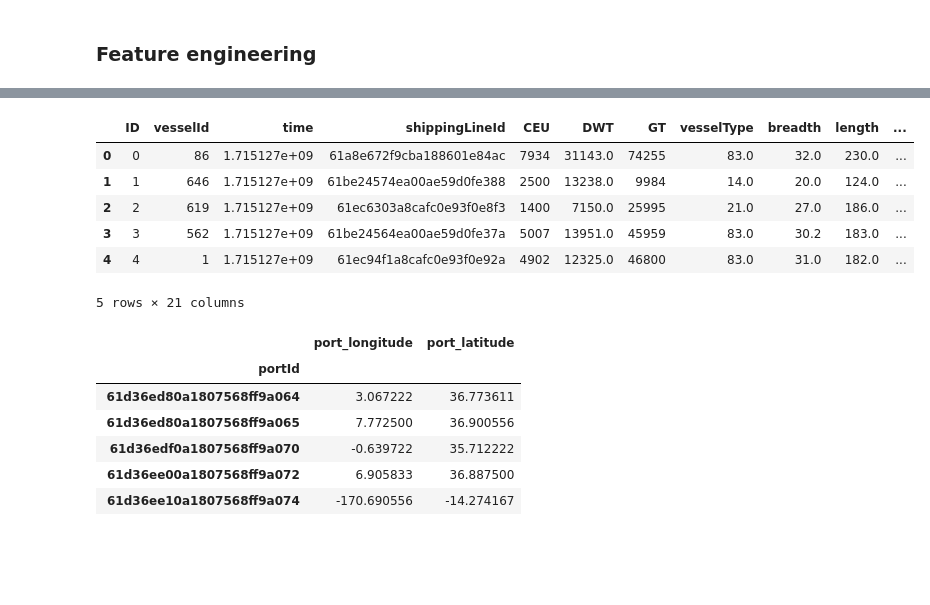
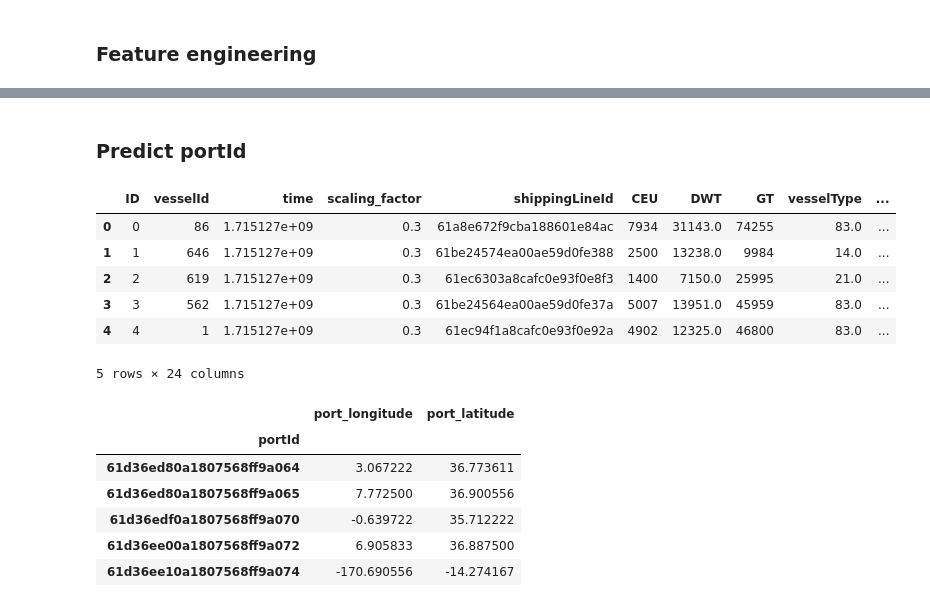
Before and after one commit to andrejvi/AIS-Vessel-Position-Prediction-ML, a Jupyter notebook: Main copy.ipynb, the cells around one changed output, grey strips where cells are left out. Saved outputs shown, nothing was run; the diff lists cells and outputs as text; code cells hidden in the pictures; blank space fills up the shorter version.

```diff
--- a/Main copy.ipynb
+++ b/Main copy.ipynb
@@ -33,7 +33,7 @@ test_df = pd.merge(test_df, vessels_df, on='vesselId', how='left')
 
 # Drop columns that are not useful |"NT"|"depth"|"draft"|"enginePower"|"freshWater"|"fuel"|"homePort"|"maxHeight"|"maxSpeed"|"maxWidth"|"rampCapacity"|
 train_df = train_df.drop(['NT', 'depth', 'draft', 'enginePower', 'freshWater', 'fuel', 'homePort', 'maxHeight', 'maxSpeed', 'maxWidth', 'rampCapacity'], axis=1)
-test_df = test_df.drop(['scaling_factor','NT', 'depth', 'draft', 'enginePower', 'freshWater', 'fuel', 'homePort', 'maxHeight', 'maxSpeed', 'maxWidth', 'rampCapacity'], axis=1)
+test_df = test_df.drop(['NT', 'depth', 'draft', 'enginePower', 'freshWater', 'fuel', 'homePort', 'maxHeight', 'maxSpeed', 'maxWidth', 'rampCapacity'], axis=1)
 
 # Fill missing values in test data
 test_df['DWT'] = test_df['DWT'].fillna(test_df['DWT'].mean())
@@ -46,6 +46,8 @@ original_test_df = test_df.copy(deep = True)
 
 display(train_df.head())
 display(test_df.head())
+
+display(schedule_df.head())
 # %% [output]
 |  | time | cog | sog | rot | heading | navstat | etaRaw | latitude | longitude | vesselId | portId | ... |
 | 0 | 2024-01-01 00:00:25 | 284.0 | 0.7 | 0 | 88 | 0 | 01-09 23:00 | -34.74370 | -57.85130 | 61e9f3a8b937134a3c4bfdf7 | 61d371c43aeaecc07011a37f | ... |
@@ -62,9 +70,6 @@ display(test_df.head())
 # %% [markdown]
 ### Pre-prosessering
 # %%
-# Drop columns that are not in the test data
-train_df = train_df.drop(columns=['cog', 'sog', 'rot', 'heading', 'etaRaw', 'navstat'])
-
 # Label encode the vesselId
 le_vesselId = LabelEncoder()
 le_vesselId.fit(pd.concat([train_df['vesselId'], vessels_df['vesselId']]))
@@ -79,10 +84,6 @@ vessels_df['vesselId'] = le_vesselId.transform(vessels_df['vesselId'])
 # merge port data with train data
 train_df = pd.merge(train_df, ports_df, how='left', left_on='portId', right_on='portId')
 
-# check nan values
-print(train_df.isna().sum())
-print(test_df.isna().sum())
-
 # Fill missing values in train data
 train_df['port_longitude'] = train_df['port_longitude'].fillna(train_df['port_longitude'].mean())
 train_df['port_latitude'] = train_df['port_latitude'].fillna(train_df['port_latitude'].mean())
@@ -202,3 +186,5 @@ display(test_df)
+# %% [markdown]
+### Predict portId
 # %%
 from sklearn.preprocessing import LabelEncoder
 import pandas as pd
@@ -226,41 +212,41 @@ for vessel_id in tqdm(unique_vessels, desc="Training models for each vessel"):
     if vessel_id in test_df['vesselId'].values:
         vessel_test_df = test_df[test_df['vesselId'] == vessel_id]
 
         # Split the data into train and validation sets
         x_train_port, x_val_port, y_train_port, y_val_port = train_test_split(vessel_train_df[features_port], vessel_train_df[target_port], test_size=0.3, random_state=False)
 
         # Initialize and train the model
         model_port = xgb.XGBRegressor(
-            n_estimators=2000,
+            n_estimators=100,
             n_jobs=-1,
             early_stopping_rounds=50,
             learning_rate=0.01,
             max_depth=10,
         )
 
         model_port.fit(
             x_train_port, y_train_port,
             verbose=False,
             eval_set=[(x_train_port, y_train_port), (x_val_port, y_val_port)],
         )
 
         # Store the model in the dictionary
         vessel_models[vessel_id] = model_port
 
         # Predict the port_longitude and port_latitude for the current vessel in the test set
         preds = model_port.predict(vessel_test_df[features_port])
         test_df.loc[test_df['vesselId'] == vessel_id, 'predicted_port_longitude'] = preds[:, 0]
         test_df.loc[test_df['vesselId'] == vessel_id, 'predicted_port_latitude'] = preds[:, 1]
 
 display(test_df.head())
 # %% [output]
-|  | ID | vesselId | time | shippingLineId | CEU | DWT | GT | vesselType | breadth | length | ... |
-| 0 | 0 | 86 | 1.715127e+09 | 61a8e672f9cba188601e84ac | 7934 | 31143.0 | 74255 | 83.0 | 32.0 | 230.0 | ... |
-| 1 | 1 | 646 | 1.715127e+09 | 61be24574ea00ae59d0fe388 | 2500 | 13238.0 | 9984 | 14.0 | 20.0 | 124.0 | ... |
-| 2 | 2 | 619 | 1.715127e+09 | 61ec6303a8cafc0e93f0e8f3 | 1400 | 7150.0 | 25995 | 21.0 | 27.0 | 186.0 | ... |
-| 3 | 3 | 562 | 1.715127e+09 | 61be24564ea00ae59d0fe37a | 5007 | 13951.0 | 45959 | 83.0 | 30.2 | 183.0 | ... |
-| 4 | 4 | 1 | 1.715127e+09 | 61ec94f1a8cafc0e93f0e92a | 4902 | 12325.0 | 46800 | 83.0 | 31.0 | 182.0 | ... |
+|  | ID | vesselId | time | scaling_factor | shippingLineId | CEU | DWT | GT | vesselType | ... |
+| 0 | 0 | 86 | 1.715127e+09 | 0.3 | 61a8e672f9cba188601e84ac | 7934 | 31143.0 | 74255 | 83.0 | ... |
+| 1 | 1 | 646 | 1.715127e+09 | 0.3 | 61be24574ea00ae59d0fe388 | 2500 | 13238.0 | 9984 | 14.0 | ... |
+| 2 | 2 | 619 | 1.715127e+09 | 0.3 | 61ec6303a8cafc0e93f0e8f3 | 1400 | 7150.0 | 25995 | 21.0 | ... |
+| 3 | 3 | 562 | 1.715127e+09 | 0.3 | 61be24564ea00ae59d0fe37a | 5007 | 13951.0 | 45959 | 83.0 | ... |
+| 4 | 4 | 1 | 1.715127e+09 | 0.3 | 61ec94f1a8cafc0e93f0e92a | 4902 | 12325.0 | 46800 | 83.0 | ... |
-5 rows × 21 columns
+5 rows × 24 columns
 # %%
 from geopy.distance import geodesic
 from joblib import Parallel, delayed
```
Also changed, not shown: parts of 14 cells of this notebook, 4 other files.
